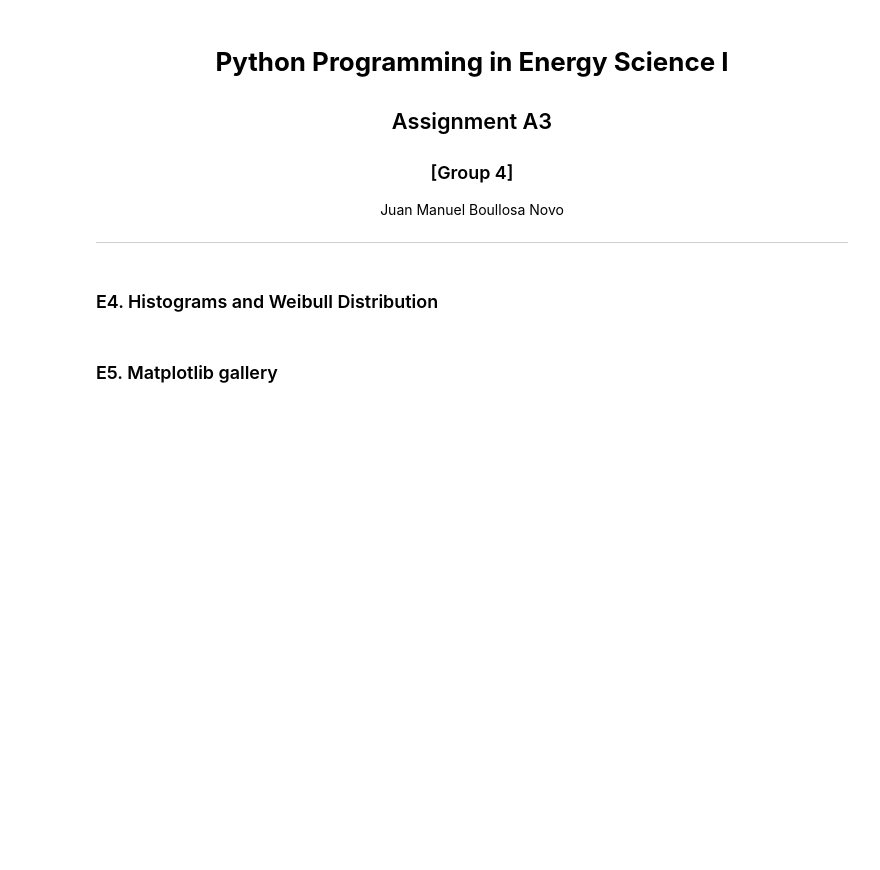
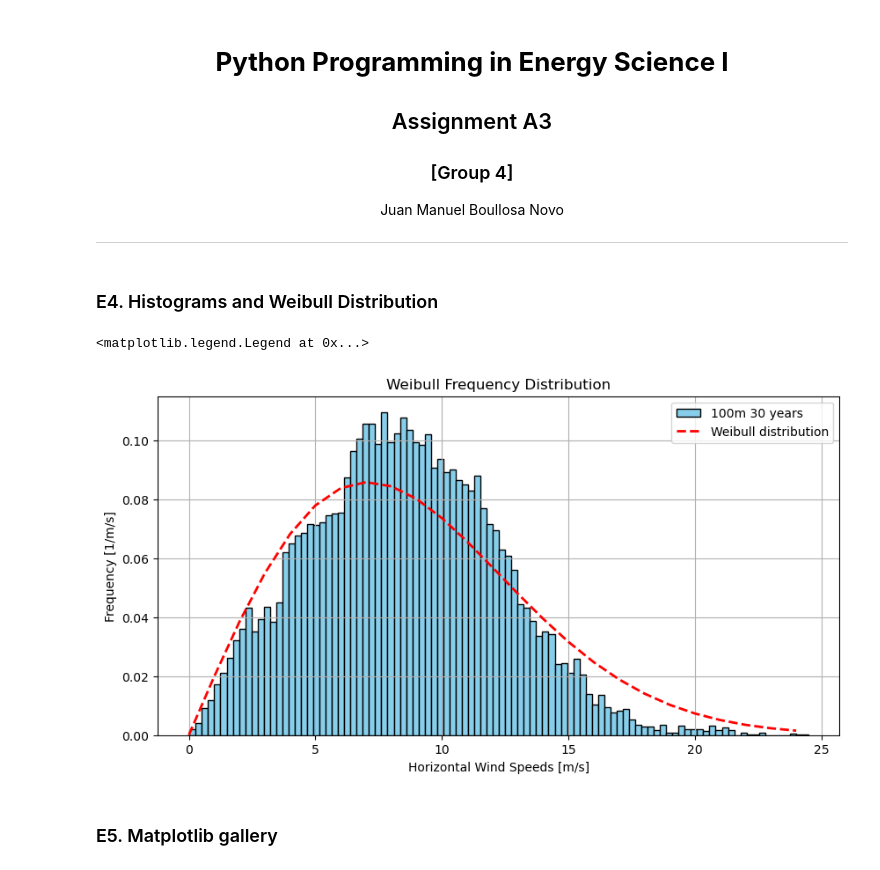
Before and after one commit to boujuan/Python-Programming-I-Exercises, a Jupyter notebook: A3/A3_Juan.ipynb, the cells around one changed output. Cells and saved outputs as stored; diff of their text form; code cells hidden in the pictures; blank space fills up the shorter version.

```diff
--- a/A3/A3_Juan.ipynb
+++ b/A3/A3_Juan.ipynb
@@ -20,6 +20,33 @@ ws050=lill2009newa[:,1]
 ws150=lill2009newa[:,4]
 # %% [markdown]
 ### E4. Histograms and Weibull Distribution
+# %%
+import math
+import matplotlib.pyplot as plt
+
+def weibull_frequency(U,A=10,k=2):
+    '''
+    Weibull frequency distribution
+    U: horizontal wind speed
+    A: scale parameter, default 10 for north sea offshore winds
+    k: shape parameter, default 2 "
+    '''
+    return (k/A)*(U/A)**(k-1)*math.exp(-(U/A)**k)
+
+horizontal_wind_speeds = [U for U in range(0, 25, 1)]
+weibull_frequencies = map(weibull_frequency, horizontal_wind_speeds, [10]*len(horizontal_wind_speeds), [2]*len(horizontal_wind_speeds))
+
+plt.figure(figsize=(10, 5))
+plt.hist(ws100, bins=100, density=True, color='skyblue', edgecolor='black', label='100m 30 years')
+plt.plot(horizontal_wind_speeds, list(weibull_frequencies), linestyle='--', linewidth=2, color='red', label='Weibull distribution')
+plt.xlabel('Horizontal Wind Speeds [m/s]')
+plt.ylabel('Frequency [1/m/s]')
+plt.title('Weibull Frequency Distribution')
+plt.grid(True)
+plt.legend()
+# %% [output]
+<matplotlib.legend.Legend at 0x...>
+[figure, added]
 # %% [markdown]
 ### E5. Matplotlib gallery
 # %% [markdown]
```
Also changed, not shown: 1 other file.
